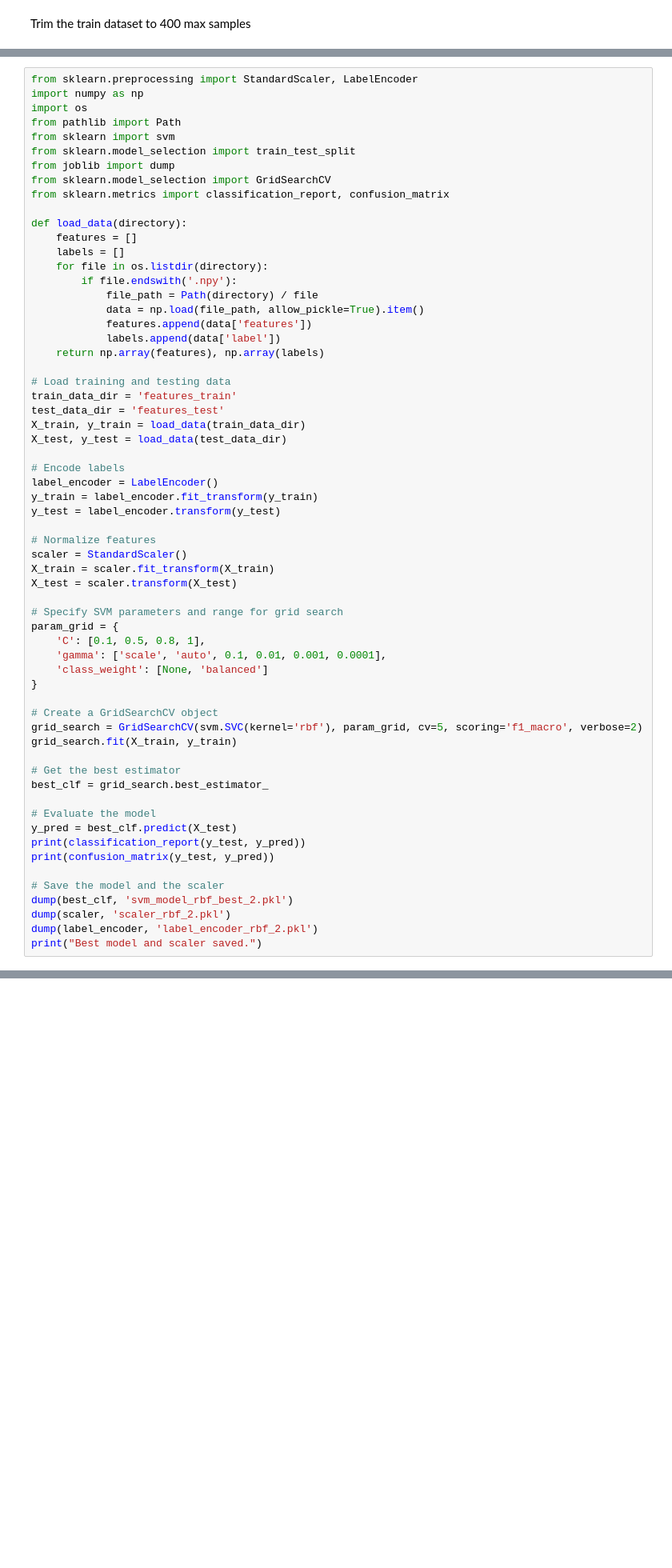
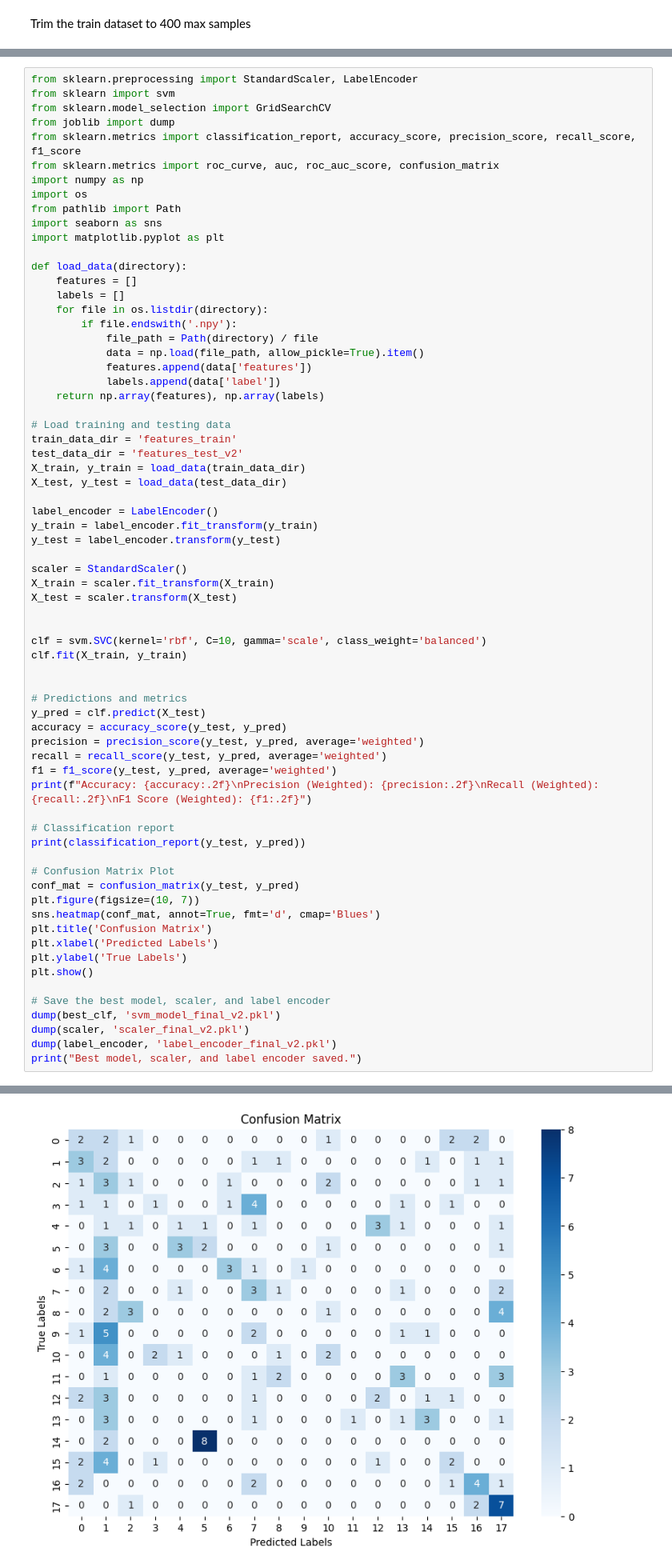
Before and after one commit to spygeorgoulas/fruit-quality, a Jupyter notebook: code.ipynb, the cells around one changed output, grey strips where cells are left out. Shown at 80% size. Drawn from its saved outputs; the diff is of its cells as text; blank space fills up the shorter version.

```diff
--- a/code.ipynb
+++ b/code.ipynb
@@ -591,13 +706,15 @@ NON-LINEAR SVM
 # %%
 from sklearn.preprocessing import StandardScaler, LabelEncoder
+from sklearn import svm
+from sklearn.model_selection import GridSearchCV
+from joblib import dump
+from sklearn.metrics import classification_report, accuracy_score, precision_score, recall_score, f1_score
+from sklearn.metrics import roc_curve, auc, roc_auc_score, confusion_matrix
 import numpy as np
 import os
 from pathlib import Path
-from sklearn import svm
-from sklearn.model_selection import train_test_split
-from joblib import dump
-from sklearn.model_selection import GridSearchCV
-from sklearn.metrics import classification_report, confusion_matrix
+import seaborn as sns
+import matplotlib.pyplot as plt
 
 def load_data(directory):
     features = []
@@ -612,42 +729,46 @@ def load_data(directory):
 
 # Load training and testing data
 train_data_dir = 'features_train'
-test_data_dir = 'features_test'
+test_data_dir = 'features_test_v2'
 X_train, y_train = load_data(train_data_dir)
 X_test, y_test = load_data(test_data_dir)
 
-# Encode labels
 label_encoder = LabelEncoder()
 y_train = label_encoder.fit_transform(y_train)
 y_test = label_encoder.transform(y_test)
 
-# Normalize features
 scaler = StandardScaler()
 X_train = scaler.fit_transform(X_train)
 X_test = scaler.transform(X_test)
 
-# Specify SVM parameters and range for grid search
-param_grid = {
-    'C': [0.1, 0.5, 0.8, 1],
-    'gamma': ['scale', 'auto', 0.1, 0.01, 0.001, 0.0001],
-    'class_weight': [None, 'balanced']
-}
 
-# Create a GridSearchCV object
-grid_search = GridSearchCV(svm.SVC(kernel='rbf'), param_grid, cv=5, scoring='f1_macro', verbose=2)
-grid_search.fit(X_train, y_train)
+clf = svm.SVC(kernel='rbf', C=10, gamma='scale', class_weight='balanced')
+clf.fit(X_train, y_train)
 
-# Get the best estimator
-best_clf = grid_search.best_estimator_
 
-# Evaluate the model
-y_pred = best_clf.predict(X_test)
+# Predictions and metrics
+y_pred = clf.predict(X_test)
+accuracy = accuracy_score(y_test, y_pred)
+precision = precision_score(y_test, y_pred, average='weighted')
+recall = recall_score(y_test, y_pred, average='weighted')
+f1 = f1_score(y_test, y_pred, average='weighted')
+print(f"Accuracy: {accuracy:.2f}\nPrecision (Weighted): {precision:.2f}\nRecall (Weighted): {recall:.2f}\nF1 Score (Weighted): {f1:.2f}")
+
+# Classification report
 print(classification_report(y_test, y_pred))
-print(confusion_matrix(y_test, y_pred))
 
-# Save the model and the scaler
-dump(best_clf, 'svm_model_rbf_best_2.pkl')
-dump(scaler, 'scaler_rbf_2.pkl')
-dump(label_encoder, 'label_encoder_rbf_2.pkl')
-print("Best model and scaler saved.")
+# Confusion Matrix Plot
+conf_mat = confusion_matrix(y_test, y_pred)
+plt.figure(figsize=(10, 7))
+sns.heatmap(conf_mat, annot=True, fmt='d', cmap='Blues')
+plt.title('Confusion Matrix')
+plt.xlabel('Predicted Labels')
+plt.ylabel('True Labels')
+plt.show()
+
+# Save the best model, scaler, and label encoder
+dump(best_clf, 'svm_model_final_v2.pkl')
+dump(scaler, 'scaler_final_v2.pkl')
+dump(label_encoder, 'label_encoder_final_v2.pkl')
+print("Best model, scaler, and label encoder saved.")
 # %% [output]
@@ -670,0 +792 @@ Best model and scaler saved.
+[figure, added]
```
Also changed, not shown: parts of 36 cells of this notebook.
